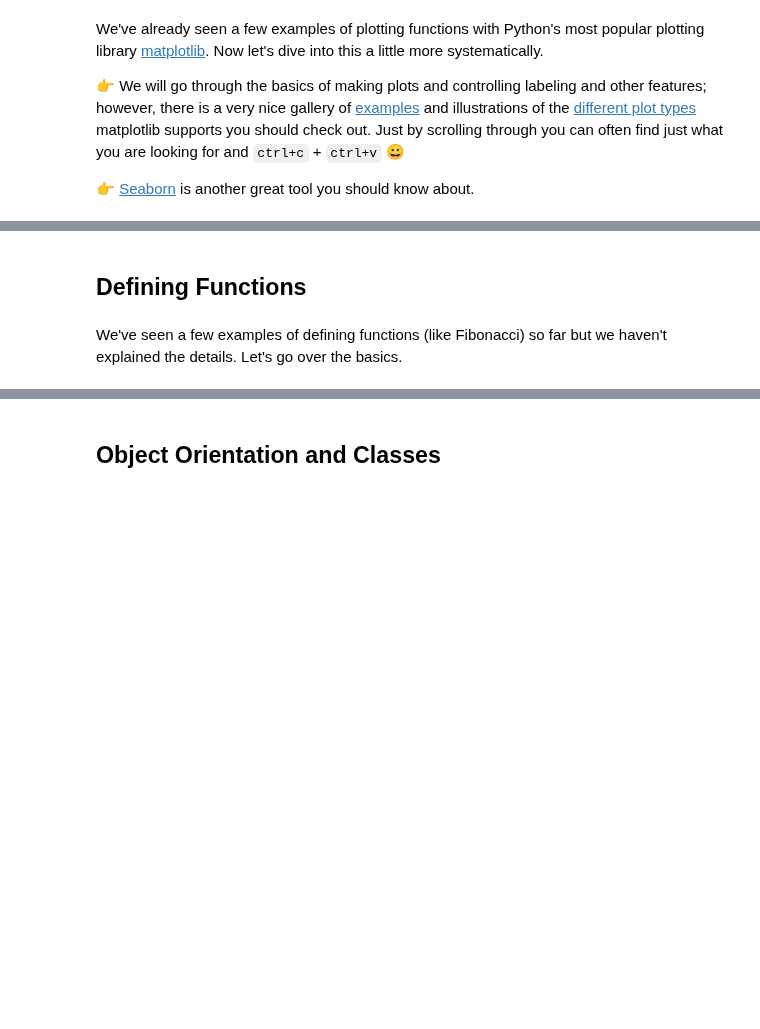
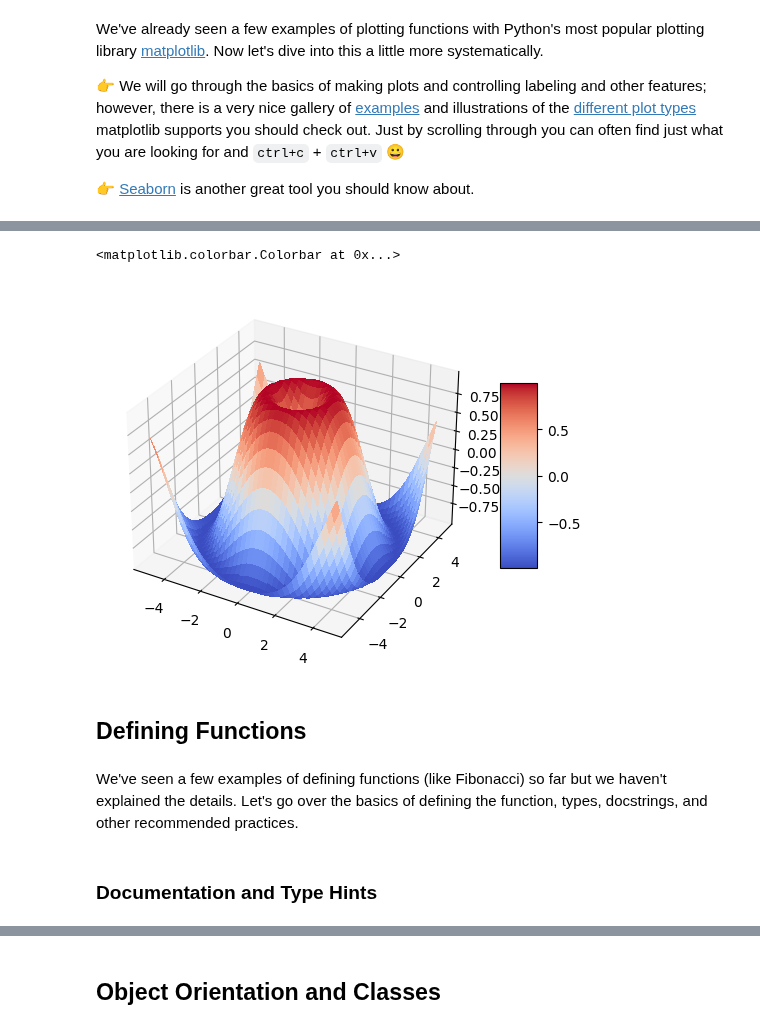
Before and after one commit to mahynski/chemometric-carpentry, a Jupyter notebook: notebooks/Introduction.ipynb, the cells around one changed output, grey strips where cells are left out. Drawn from its saved outputs; the diff is of its cells as text; code cells hidden in the pictures; blank space fills up the shorter version.

```diff
--- a/notebooks/Introduction.ipynb
+++ b/notebooks/Introduction.ipynb
@@ -1229,4 +1318,27 @@ We've already seen a few examples of plotting functions with Python's most popul
+# %%
+import matplotlib
+
+fig, ax = plt.subplots(subplot_kw={"projection": "3d"})
+
+# Make data.
+X = np.arange(-5, 5, 0.25)
+Y = np.arange(-5, 5, 0.25)
+X, Y = np.meshgrid(X, Y)
+R = np.sqrt(X**2 + Y**2)
+Z = np.sin(R)
+
+# Plot the surface.
+surf = ax.plot_surface(X, Y, Z, cmap=matplotlib.cm.coolwarm,
+                       linewidth=0, antialiased=False)
+
+# Add a color bar which maps values to colors.
+fig.colorbar(surf, shrink=0.5, aspect=5)
+# %% [output]
+<matplotlib.colorbar.Colorbar at 0x...>
+[figure, added]
 # %% [markdown]
 ## Defining Functions
 # %% [markdown]
-We've seen a few examples of defining functions (like Fibonacci) so far but we haven't explained the details.  Let's go over the basics.
+We've seen a few examples of defining functions (like Fibonacci) so far but we haven't explained the details.  Let's go over the basics of defining the function, types, docstrings, and other recommended practices.
+# %% [markdown]
+### Documentation and Type Hints
```
Also changed, not shown: parts of 20 cells of this notebook.
